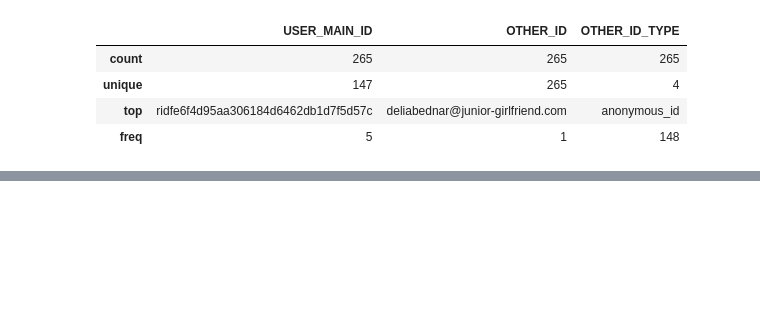
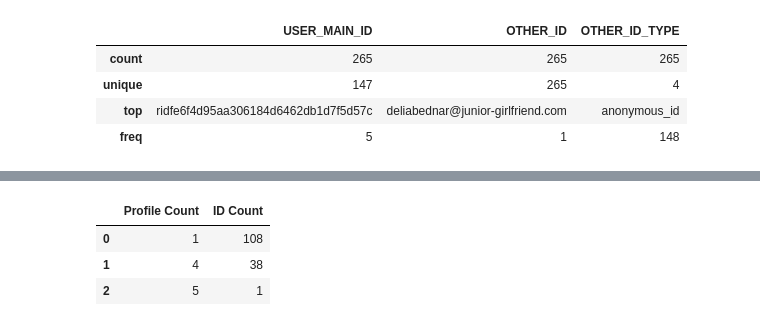
Before and after one commit to esadek/temp, a Jupyter notebook: notebooks/id_graph.ipynb, the cells around one changed output, grey strips where cells are left out. Saved outputs shown, nothing was run; the diff lists cells and outputs as text; code cells hidden in the pictures; blank space fills up the shorter version.

```diff
--- a/notebooks/id_graph.ipynb
+++ b/notebooks/id_graph.ipynb
@@ -109,0 +120,8 @@ Name: count, dtype: int64
+# %%
+profiles_per_id_count = main_ids.value_counts().value_counts()
+pd.DataFrame({"Profile Count":profiles_per_id_count.index, "ID Count":profiles_per_id_count.values})
+# %% [output]
+|  | Profile Count | ID Count |
+| 0 | 1 | 108 |
+| 1 | 4 | 38 |
+| 2 | 5 | 1 |
```
Also changed, not shown: parts of 22 cells of this notebook.
